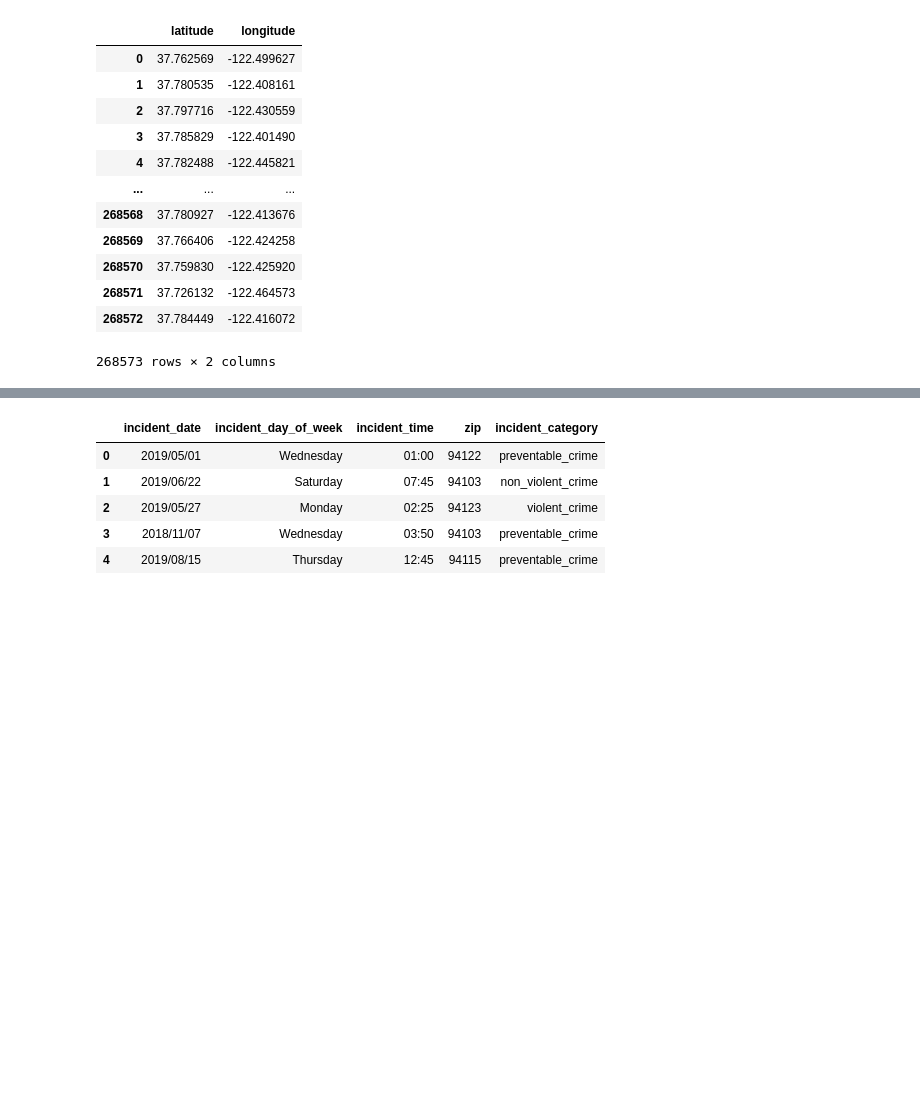
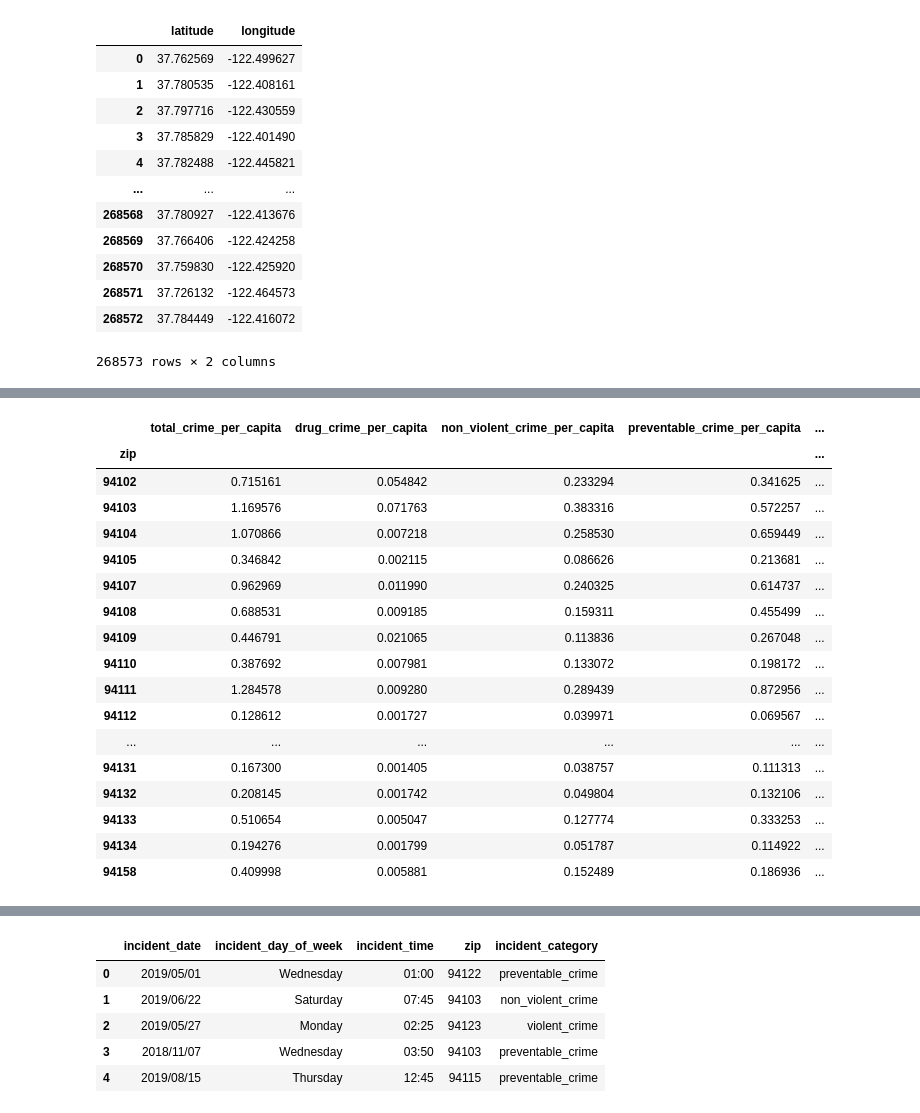
Before and after one commit to yeoelton/Predicting-Crime-San-Francisco, a Jupyter notebook: code/Capstone Project_Part 1.ipynb, the cells around one changed output, grey strips where cells are left out. Drawn from its saved outputs; the diff is of its cells as text; code cells hidden in the pictures; blank space fills up the shorter version.

```diff
--- a/code/Capstone Project_Part 1.ipynb
+++ b/code/Capstone Project_Part 1.ipynb
@@ -948,0 +996,3 @@ Name: zip, dtype: object
+# %%
+reports_pc=reports[['zip', 'per_capita', 'incident_category', 'pop2010']]
+reports_pc.head()
@@ -948,0 +1058,23 @@ Name: zip, dtype: object
+# %%
+reports_pc=reports_pc.groupby(['zip']).sum()
+reports_pc.drop('pop2010', axis=1, inplace=True)
+reports_pc
+# %% [output]
+|  | total_crime_per_capita | drug_crime_per_capita | non_violent_crime_per_capita | preventable_crime_per_capita | ... |
+| zip |  |  |  |  | ... |
+| 94102 | 0.715161 | 0.054842 | 0.233294 | 0.341625 | ... |
+| 94103 | 1.169576 | 0.071763 | 0.383316 | 0.572257 | ... |
+| 94104 | 1.070866 | 0.007218 | 0.258530 | 0.659449 | ... |
+| 94105 | 0.346842 | 0.002115 | 0.086626 | 0.213681 | ... |
+| 94107 | 0.962969 | 0.011990 | 0.240325 | 0.614737 | ... |
+| 94108 | 0.688531 | 0.009185 | 0.159311 | 0.455499 | ... |
+| 94109 | 0.446791 | 0.021065 | 0.113836 | 0.267048 | ... |
+| 94110 | 0.387692 | 0.007981 | 0.133072 | 0.198172 | ... |
+| 94111 | 1.284578 | 0.009280 | 0.289439 | 0.872956 | ... |
+| 94112 | 0.128612 | 0.001727 | 0.039971 | 0.069567 | ... |
+| ... | ... | ... | ... | ... | ... |
+| 94131 | 0.167300 | 0.001405 | 0.038757 | 0.111313 | ... |
+| 94132 | 0.208145 | 0.001742 | 0.049804 | 0.132106 | ... |
+| 94133 | 0.510654 | 0.005047 | 0.127774 | 0.333253 | ... |
+| 94134 | 0.194276 | 0.001799 | 0.051787 | 0.114922 | ... |
+| 94158 | 0.409998 | 0.005881 | 0.152489 | 0.186936 | ... |
```
Also changed, not shown: parts of 30 cells of this notebook, 1 other file.
